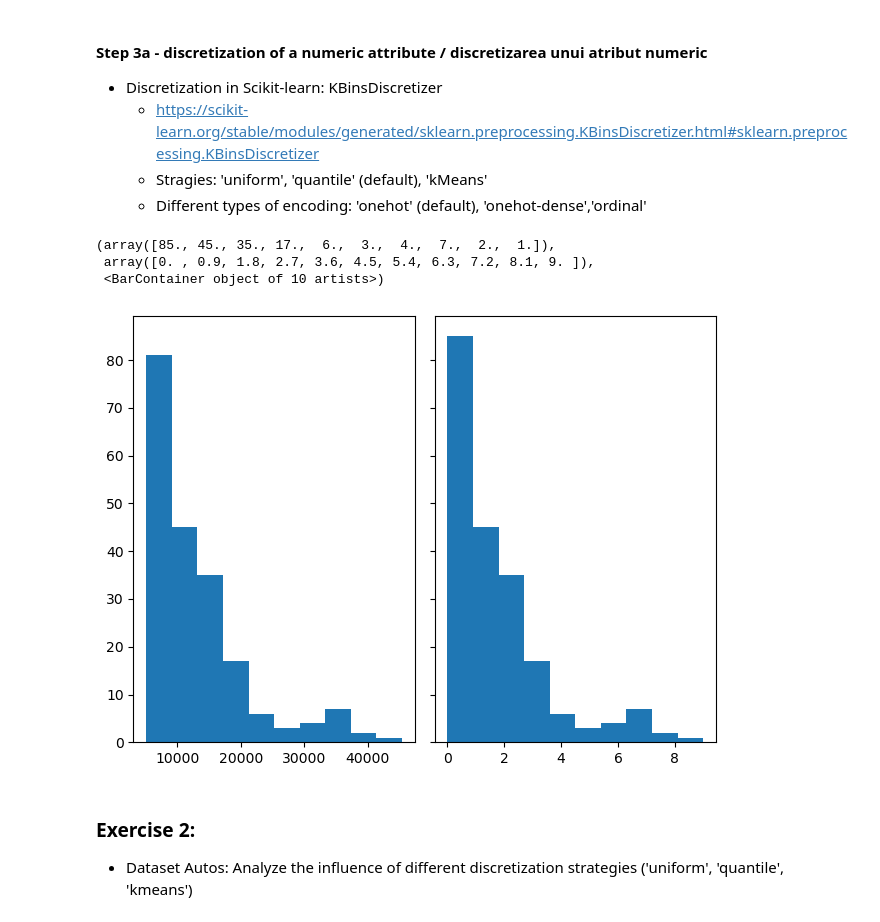
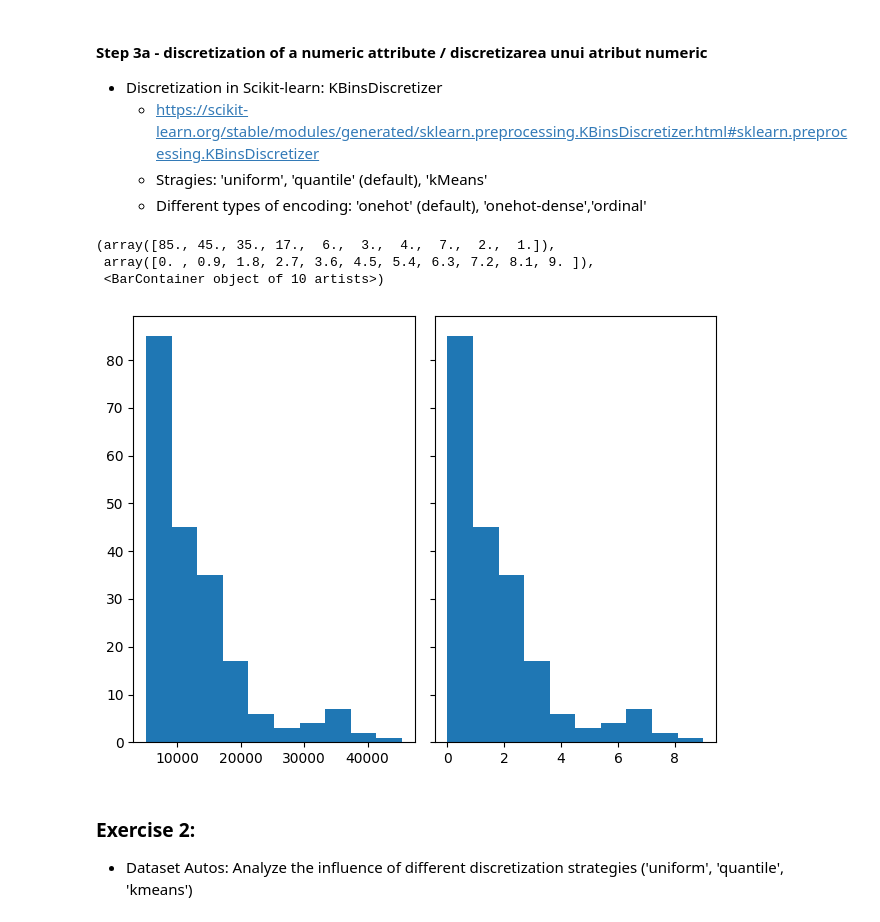
Before and after one commit to MihaiBudurean/UVT-Master, a Jupyter notebook: Semester2/DM/lab2.ipynb, the cells around one changed output. Drawn from its saved outputs; the diff is of its cells as text; code cells hidden in the pictures.

Commit message:
data mining lab/homework2 - in progress + bdt lab 5

```diff
--- a/Semester2/DM/lab2.ipynb
+++ b/Semester2/DM/lab2.ipynb
@@ -25,7 +25,7 @@ import matplotlib as plt
 from scipy.io.arff import loadarff    # for arff files / pt fisiere arff
 # %%
 #  Care insurance data: https://archive.ics.uci.edu/dataset/10/automobile
-data = loadarff('autos.arff')
+data = loadarff('./datasets/lab2/autos.arff')
 dfAutos = pd.DataFrame(data[0])  # construct a dataframe
 # %%
 # convert the bytes-type attributes in strings
@@ -165,14 +181,14 @@ discPrice=discretizer.transform(contPrice.reshape(-1,1))
 # %%
 # analyze the distribution of original and discretized values / analiza distributiei valorilor initiale si a celor discretizate
 import matplotlib.pyplot as plt
 fig, axs = plt.subplots(1, 2, sharey=True, tight_layout=True)
-axs[0].hist(price, bins=10)
+axs[0].hist(contPrice, bins=10)
 axs[1].hist(discPrice, bins=10)
 # %% [output]
 (array([85., 45., 35., 17.,  6.,  3.,  4.,  7.,  2.,  1.]),
  array([0. , 0.9, 1.8, 2.7, 3.6, 4.5, 5.4, 6.3, 7.2, 8.1, 9. ]),
  <BarContainer object of 10 artists>)
-[figure, old version]
+[figure, new version]
 # %% [markdown]
 ### Exercise 2:
 * Dataset Autos: Analyze the influence of different discretization strategies ('uniform', 'quantile', 'kmeans')
```
Also changed, not shown: parts of 17 cells of this notebook, 19 other files.
